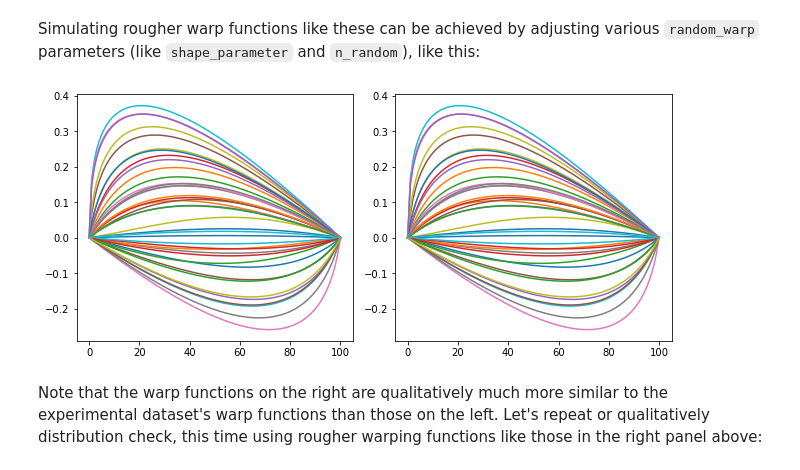
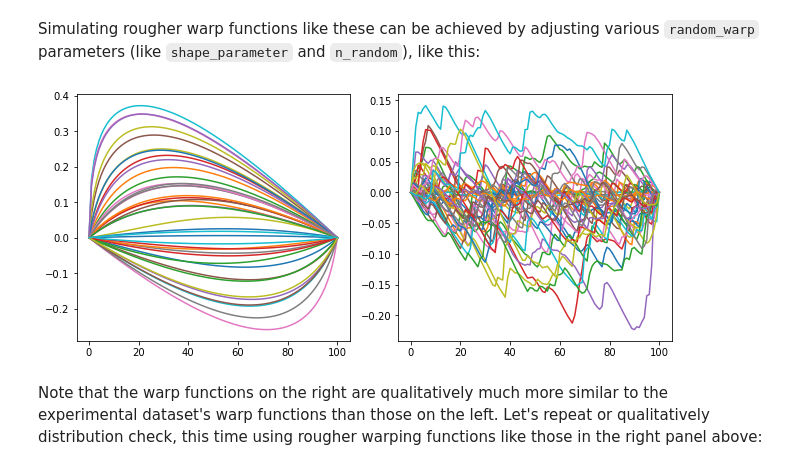
Before and after one commit to 0todd0000/nlreg1d, a Jupyter notebook: Notebooks/5-Assumptions.ipynb, the cells around one changed output. Drawn from its saved outputs; the diff is of its cells as text; code cells hidden in the pictures.

```diff
--- a/Notebooks/5-Assumptions.ipynb
+++ b/Notebooks/5-Assumptions.ipynb
@@ -166,25 +164,23 @@ Simulating rougher warp functions like these can be achieved by adjusting variou
 # %%
 np.random.seed(1234567)
 J   = 40
 Q   = 101
 w0  = nl.random_warp( J, Q, sigma=1, shape_parameter=100, n_random=5, as_warp_object=True )
 w1  = nl.random_warp( J, Q, sigma=1, shape_parameter=0.01, n_random=25, as_warp_object=True )
-# y0  = w0.get_deviation_from_linear_time()
-# y1  = w1.get_deviation_from_linear_time()
 y0  = w0.get_displacement_field()
-y1  = w0.get_displacement_field()
+y1  = w1.get_displacement_field()
 
 
 fig,axs   = plt.subplots(1, 2, figsize=(9,4))
 ax0,ax1   = axs
 ax0.plot(y0.T)
 ax1.plot(y1.T)
 # ax0.set_title('Experimental dataset')
 # ax1.set_title('Calculated warp functions')
 plt.tight_layout()
 plt.show()
 # %% [output]
-[figure, old version]
+[figure, new version]
 # %% [markdown]
 Note that the warp functions on the right are qualitatively much more similar to the experimental dataset's warp functions than those on the left. Let's repeat or qualitatively distribution check, this time using rougher warping functions like those in the right panel above:
 # %%
```
Also changed, not shown: parts of 5 cells of this notebook, 1 other file.
